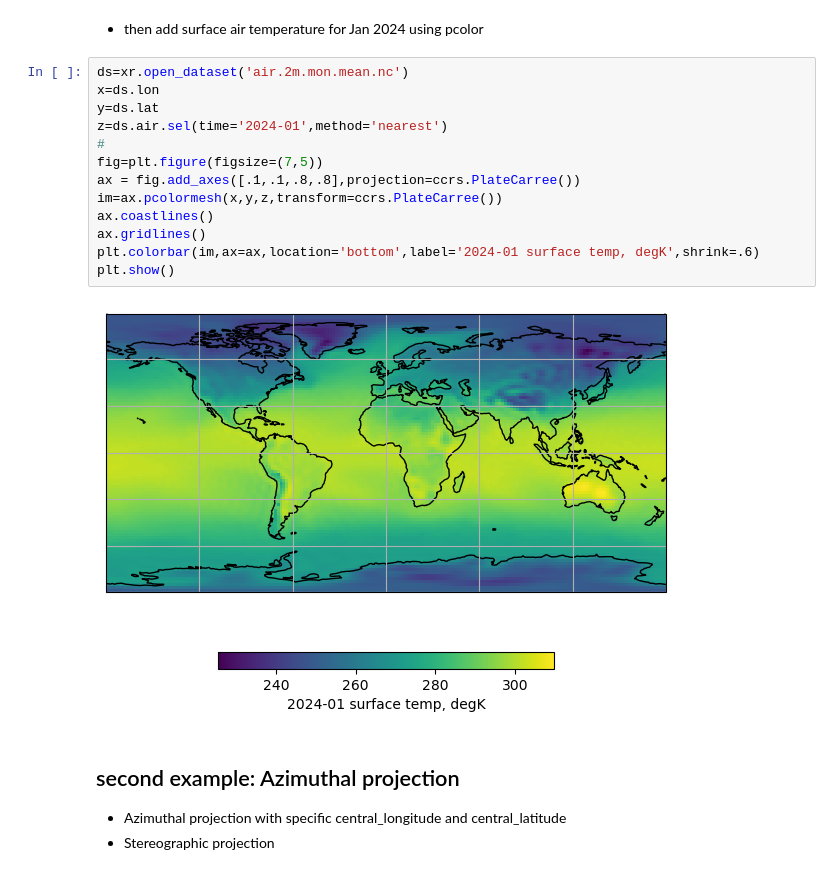
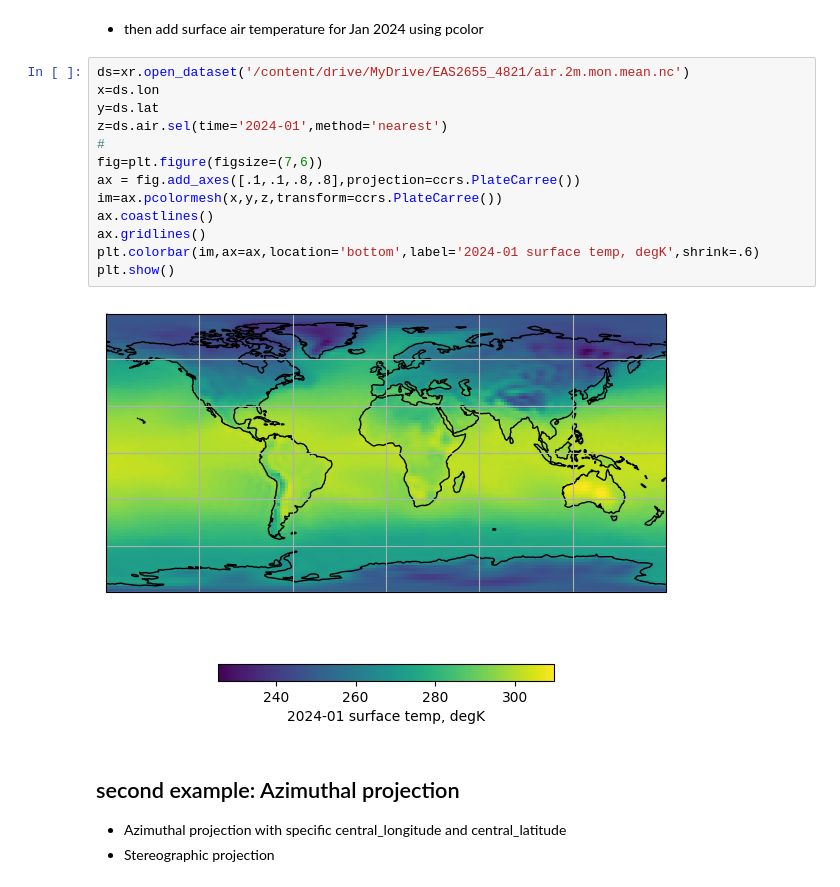
Before and after one commit to takaito1/EAS4821_S2024, a Jupyter notebook: scripts/map_creation.ipynb, the cells around one changed output. Saved outputs shown, nothing was run; the diff lists cells and outputs as text.

```diff
--- a/scripts/map_creation.ipynb
+++ b/scripts/map_creation.ipynb
@@ -23,20 +52,20 @@ plt.show()
 # %% [markdown]
 - then add surface air temperature for Jan 2024 using pcolor
 # %%
-ds=xr.open_dataset('air.2m.mon.mean.nc')
+ds=xr.open_dataset('/content/drive/MyDrive/EAS2655_4821/air.2m.mon.mean.nc')
 x=ds.lon
 y=ds.lat
 z=ds.air.sel(time='2024-01',method='nearest')
 #
-fig=plt.figure(figsize=(7,5))
+fig=plt.figure(figsize=(7,6))
 ax = fig.add_axes([.1,.1,.8,.8],projection=ccrs.PlateCarree())
 im=ax.pcolormesh(x,y,z,transform=ccrs.PlateCarree())
 ax.coastlines()
 ax.gridlines()
 plt.colorbar(im,ax=ax,location='bottom',label='2024-01 surface temp, degK',shrink=.6)
 plt.show()
 # %% [output]
-[figure, old version]
+[figure, new version]
 # %% [markdown]
 ## second example: Azimuthal projection
 - Azimuthal projection with specific central_longitude and central_latitude
```
Also changed, not shown: parts of 6 cells of this notebook.
